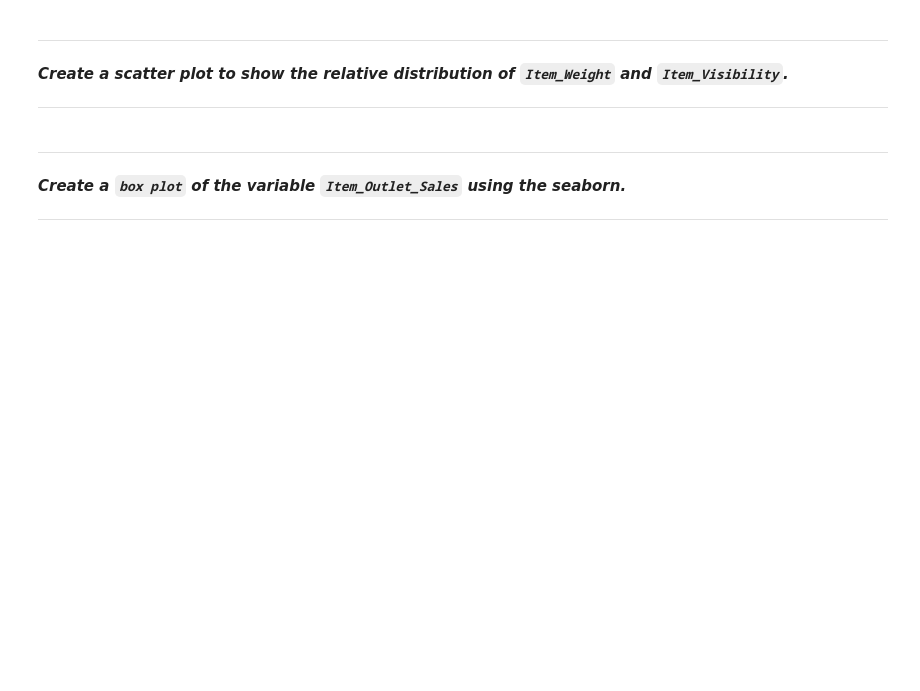
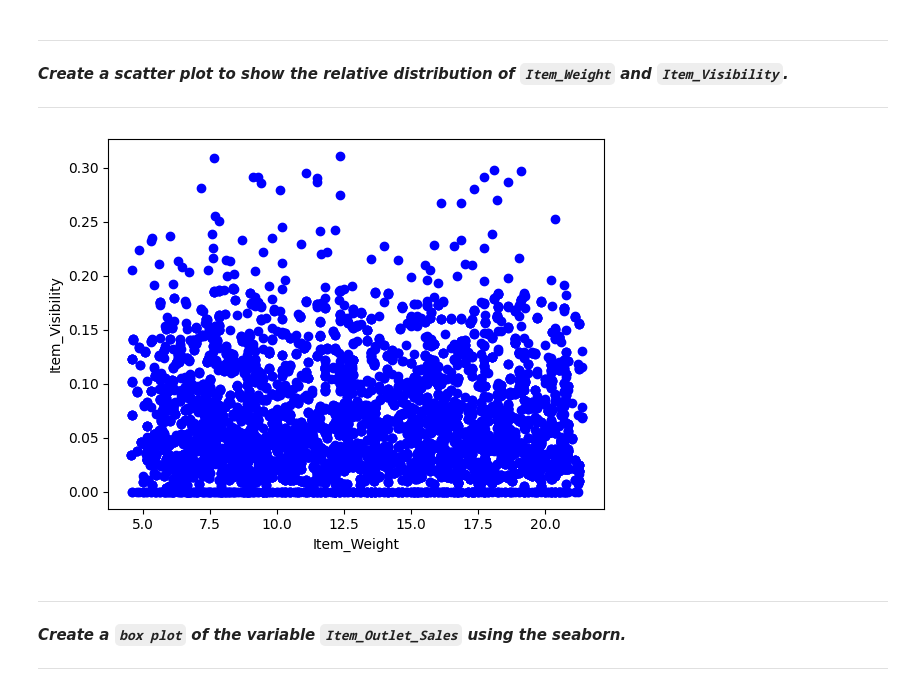
Before and after one commit to JapiKredi/Pinnacle_AI_program_AnalyticsVidyha, a Jupyter notebook: Assignment_Pandas_Seabord_DataVisualization.ipynb, the cells around one changed output. Saved outputs shown, nothing was run; the diff lists cells and outputs as text; code cells hidden in the pictures; blank space fills up the shorter version.

```diff
--- a/Assignment_Pandas_Seabord_DataVisualization.ipynb
+++ b/Assignment_Pandas_Seabord_DataVisualization.ipynb
@@ -76,3 +109,12 @@ plt.bar(x, y, color=['red', 'orange', 'magenta']);
+# %%
+## WRITE YOUR CODE HERE
+plt.xlabel('Item_Weight')
+plt.ylabel('Item_Visibility')
+
+plt.scatter(data_BM['Item_Weight'], data_BM['Item_Visibility'], color='blue')
+plt.show()
+# %% [output]
+[figure, added]
 # %% [markdown]
 ---
 
```
Also changed, not shown: parts of 6 cells of this notebook.
